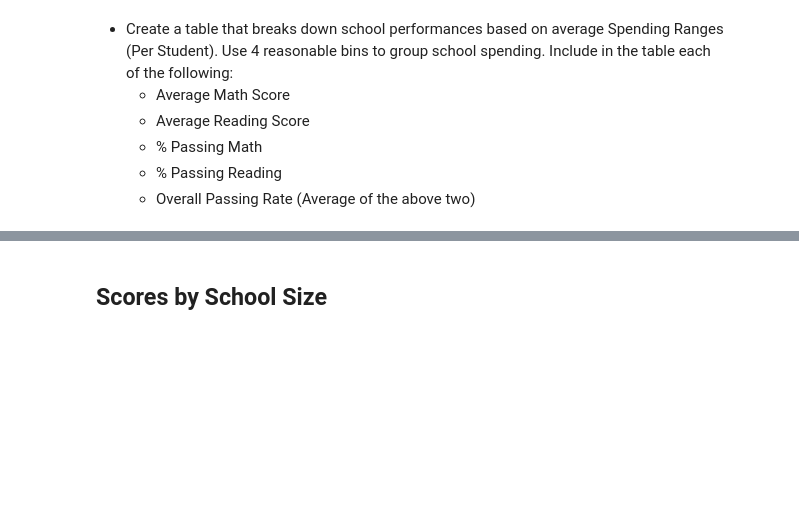
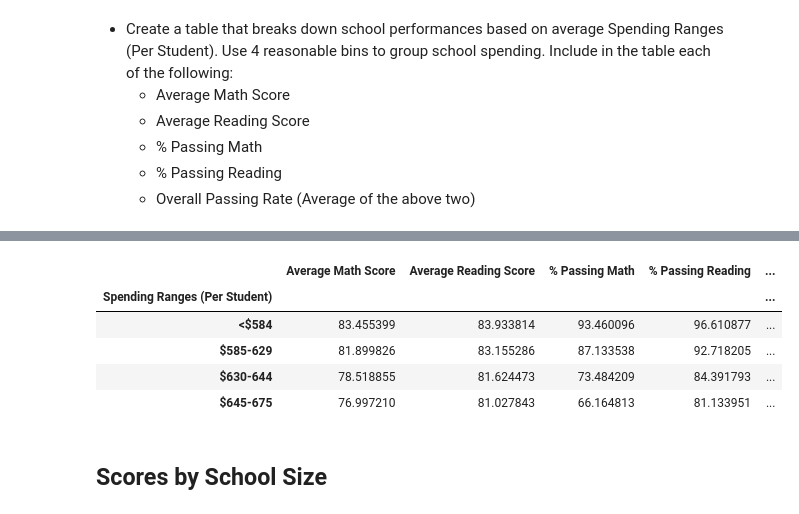
Before and after one commit to gotzx015/Pandas-Challenge, a Jupyter notebook: PyCitySchools/main.ipynb, the cells around one changed output, grey strips where cells are left out. Cells and saved outputs as stored; diff of their text form; code cells hidden in the pictures; blank space fills up the shorter version.

```diff
--- a/PyCitySchools/main.ipynb
+++ b/PyCitySchools/main.ipynb
@@ -307,3 +299,54 @@ math_data_complete
+# %%
+# Code from earlier to re-create school_df
+school_df = school_data[["school_name", "type", "size", "budget"]]
+school_df = school_df.sort_values(by="school_name")
+school_df = school_df.rename(columns={"school_name":"", "type":"School Type", "size": "Total Students", "budget": "Total School Budget" })
+school_df = school_df.set_index("")
+school_group = school_data_complete.groupby(["school_name"])
+percent_math = (school_data_complete[school_data_complete["math_score"] >= 70].groupby(["school_name"])["math_score"].count()/school_df["Total Students"])*100
+percent_reading = (school_data_complete[school_data_complete["reading_score"] >= 70].groupby(["school_name"])["reading_score"].count()/school_df["Total Students"])*100
+percent_both = (school_data_complete[(school_data_complete["math_score"] >= 70) & (school_data_complete["reading_score"] >= 70)].groupby(["school_name"])["Student ID"].count()/school_df["Total Students"])*100
+school_df["Per Student Budget"] = school_df["Total School Budget"]/school_df["Total Students"]
+school_df["Average Math Score"] = school_group["math_score"].mean()
+school_df["Average Reading Score"] = school_group["reading_score"].mean()
+school_df["% Passing Math"] = percent_math
+school_df["% Passing Reading"] = percent_reading
+school_df["% Overall Passing"] = percent_both
+
+# Create dataframe for each range
+spend_one = school_df[school_df["Per Student Budget"] < 584].mean()
+spend_two = school_df[(school_df["Per Student Budget"] >= 585) & (school_df["Per Student Budget"] <= 629)].mean()
+spend_three = school_df[(school_df["Per Student Budget"] >= 630) & (school_df["Per Student Budget"] <= 644)].mean()
+spend_four = school_df[(school_df["Per Student Budget"] >= 645) & (school_df["Per Student Budget"] <= 675)].mean()
+
+# Store only certain columns for final table
+spend_one = spend_one[["Average Math Score", "Average Reading Score", "% Passing Math", "% Passing Reading", "% Overall Passing"]]
+spend_two = spend_two[["Average Math Score", "Average Reading Score", "% Passing Math", "% Passing Reading", "% Overall Passing"]]
+spend_three = spend_three[["Average Math Score", "Average Reading Score", "% Passing Math", "% Passing Reading", "% Overall Passing"]]
+spend_four = spend_four[["Average Math Score", "Average Reading Score", "% Passing Math", "% Passing Reading", "% Overall Passing"]]
+
+# Create dataframe to store all information needed for spending summary table
+score_spending = pd.DataFrame({
+    "Spending Ranges (Per Student)": ["<$584", "$585-629", "$630-644", "$645-675"],
+    "Average Math Score": [spend_one[0], spend_two[0], spend_three[0], spend_four[0]],
+    "Average Reading Score": [spend_one[1], spend_two[1], spend_three[1], spend_four[1]],
+    "% Passing Math": [spend_one[2], spend_two[2], spend_three[2], spend_four[2]],
+    "% Passing Reading": [spend_one[3], spend_two[3], spend_three[3], spend_four[3]],
+    "% Overall Passing": [spend_one[4], spend_two[4], spend_three[4], spend_four[4]],
+})
+
+# Make Spending Ranges column the index
+score_spending = score_spending.set_index("Spending Ranges (Per Student)")
+
+# Display dataframe
+score_spending
+# %% [output]
+|  | Average Math Score | Average Reading Score | % Passing Math | % Passing Reading | ... |
+| Spending Ranges (Per Student) |  |  |  |  | ... |
+| <$584 | 83.455399 | 83.933814 | 93.460096 | 96.610877 | ... |
+| $585-629 | 81.899826 | 83.155286 | 87.133538 | 92.718205 | ... |
+| $630-644 | 78.518855 | 81.624473 | 73.484209 | 84.391793 | ... |
+| $645-675 | 76.997210 | 81.027843 | 66.164813 | 81.133951 | ... |
 # %% [markdown]
 ## Scores by School Size
 # %% [markdown]
```
Also changed, not shown: parts of 6 cells of this notebook, 2 other files.
